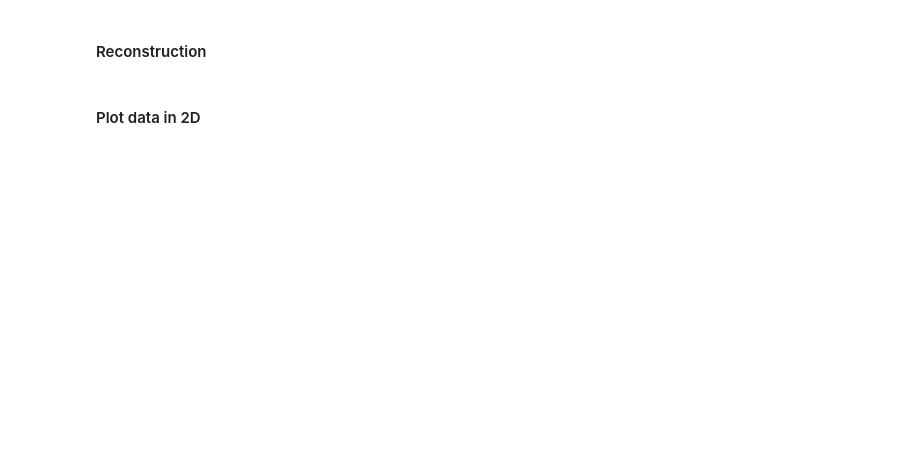
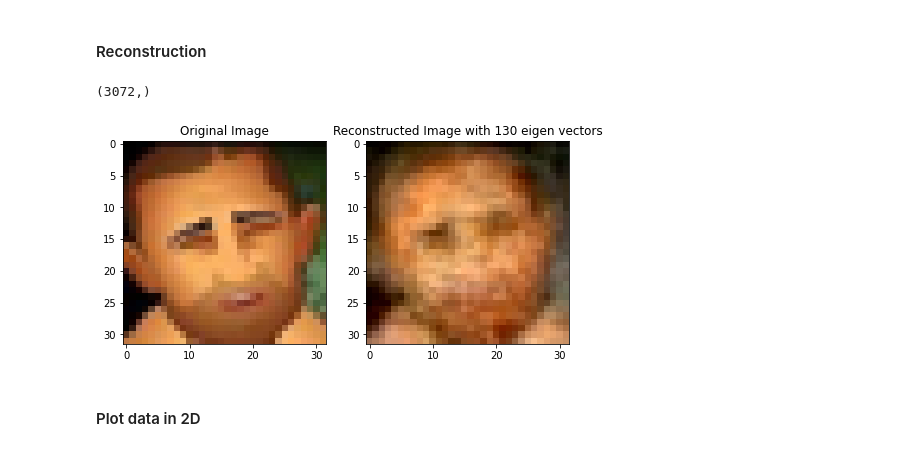
Before and after one commit to Architjain128/SMAI, a Jupyter notebook: Assignment2/rollnumber_Assignment2_Q3.ipynb, the cells around one changed output. Saved outputs shown, nothing was run; the diff lists cells and outputs as text; code cells hidden in the pictures; blank space fills up the shorter version.

```diff
--- a/Assignment2/rollnumber_Assignment2_Q3.ipynb
+++ b/Assignment2/rollnumber_Assignment2_Q3.ipynb
@@ -196,2 +218,22 @@ def plot(image,H,W,C,indices):
+# %%
+# reconstruction
+def reconstruction(k,img,vectors):
+    vectors=vectors[:,0:k]
+    w=np.matmul(img_to_1darr(X[0]),vectors)
+    img=np.matmul(vectors,w)
+    img=img.reshape(-1,H,W,C)
+    plt.figure(figsize=(8,12))
+    plt.subplot(1,2,1)
+    plt.imshow(X[0])
+    plt.title("Original Image")
+    plt.subplot(1,2,2)
+    plt.imshow(np.clip(img[0],0,1))
+    plt.title("Reconstructed Image with "+str(k)+" eigen vectors")
+    plt.show()
+# %%
+reconstruction(130,X[0],Vectors[0].real)
+# %% [output]
+(3072,)
+[figure, added]
 # %% [markdown]
 #### Plot data in 2D
```
Also changed, not shown: parts of 26 cells of this notebook, 2 other files.
